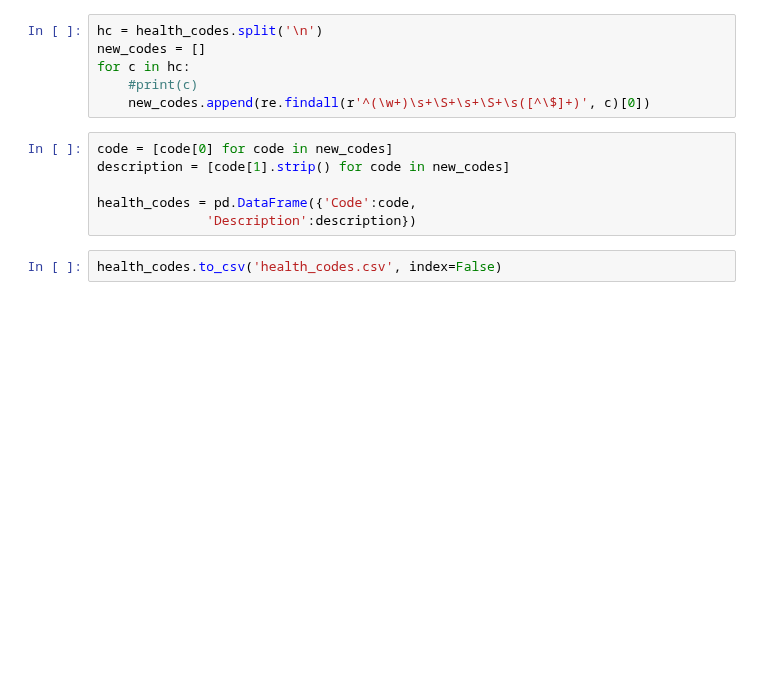
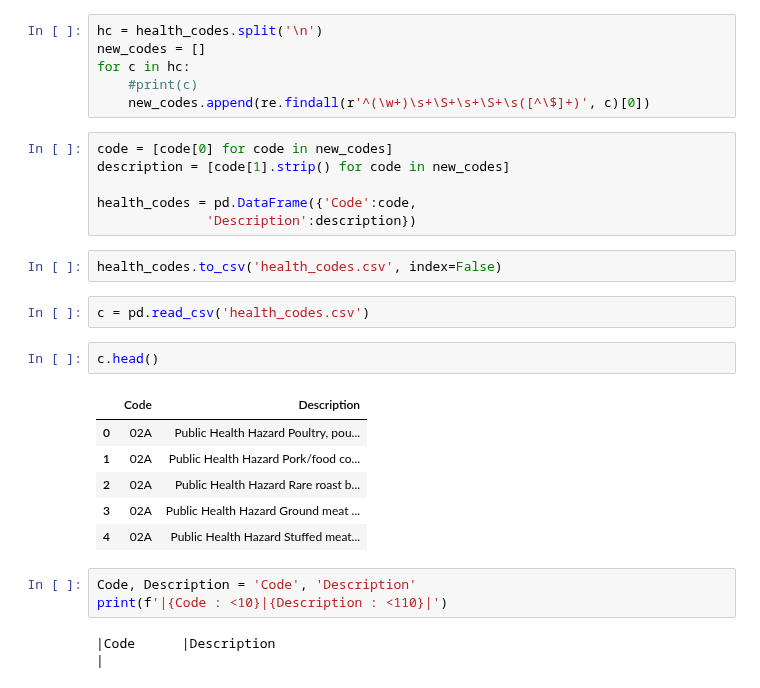
Before and after one commit to Somerville-2023/New-York-health-Inspection-Prediction, a Jupyter notebook: nick-folder/nick_work.ipynb, the cells around one changed output. Cells and saved outputs as stored; diff of their text form; blank space fills up the shorter version.

```diff
--- a/nick-folder/nick_work.ipynb
+++ b/nick-folder/nick_work.ipynb
@@ -846,3 +846,19 @@ health_codes = pd.DataFrame({'Code':code,
               'Description':description})
 # %%
 health_codes.to_csv('health_codes.csv', index=False)
+# %%
+c = pd.read_csv('health_codes.csv')
+# %%
+c.head()
+# %% [output]
+|  | Code | Description |
+| 0 | 02A | Public Health Hazard Poultry, pou... |
+| 1 | 02A | Public Health Hazard Pork/food co... |
+| 2 | 02A | Public Health Hazard Rare roast b... |
+| 3 | 02A | Public Health Hazard Ground meat ... |
+| 4 | 02A | Public Health Hazard Stuffed meat... |
+# %%
+Code, Description = 'Code', 'Description'
+print(f'|{Code : <10}|{Description : <110}|')
+# %% [output]
+|Code      |Description                                                                                                   |
```
Also changed, not shown: parts of 2 cells of this notebook, 2 other files.
